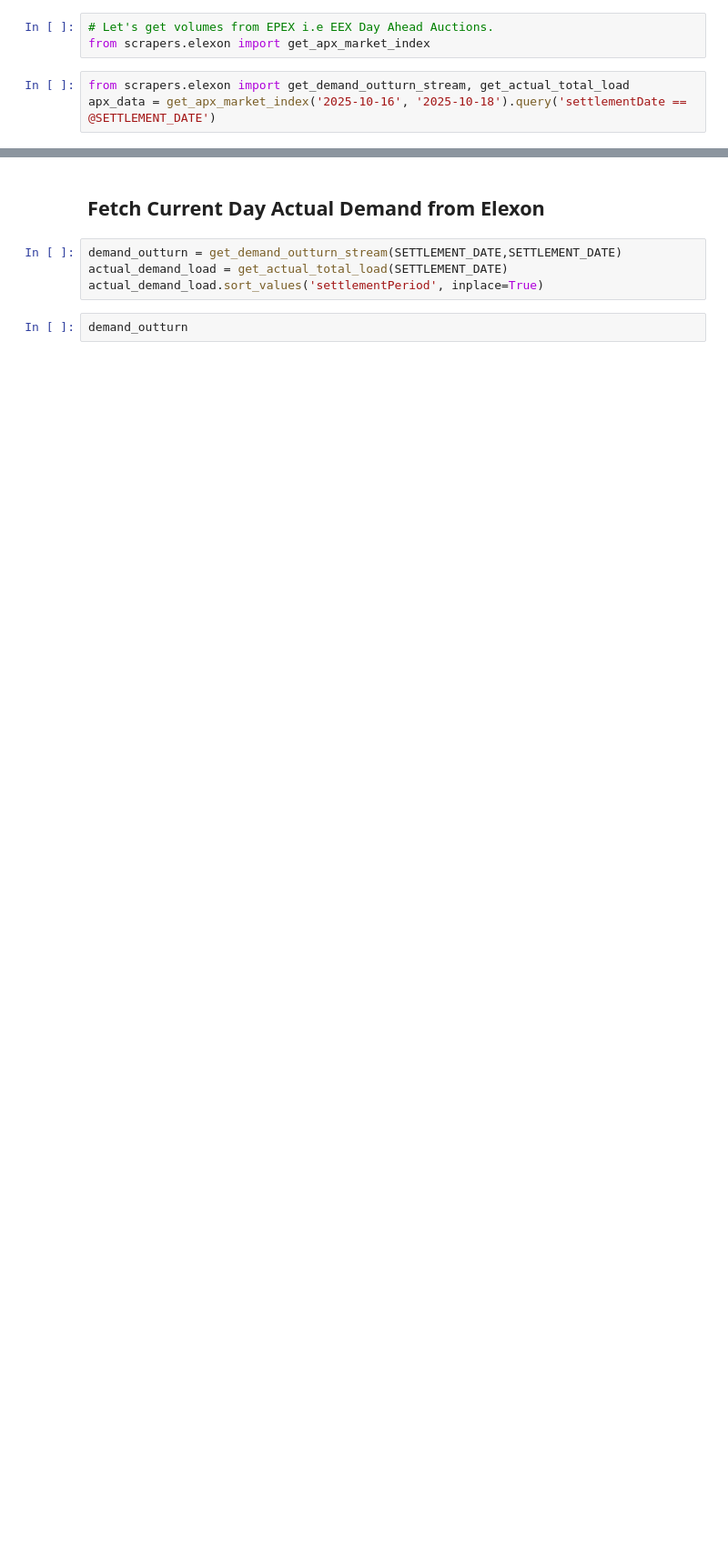
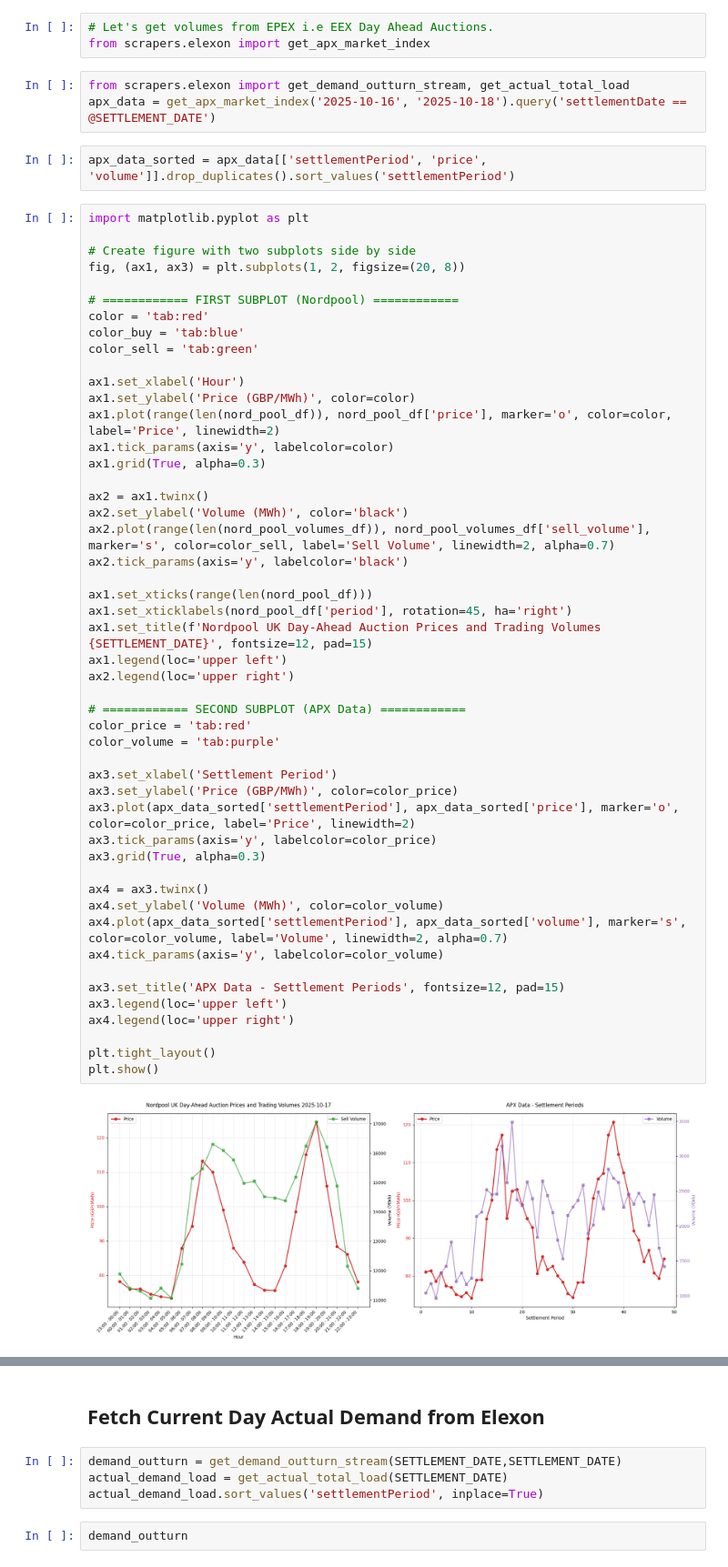
Before and after one commit to watsonam/watsonam.github.io, a Jupyter notebook: power_research/demand_data.ipynb, the cells around one changed output, grey strips where cells are left out. Shown at 91% size. Saved outputs shown, nothing was run; the diff lists cells and outputs as text; blank space fills up the shorter version.

Commit message:
Add APX data

```diff
--- a/power_research/demand_data.ipynb
+++ b/power_research/demand_data.ipynb
@@ -179,3 +195,56 @@ from scrapers.elexon import get_apx_market_index
 # %%
 from scrapers.elexon import get_demand_outturn_stream, get_actual_total_load
 apx_data = get_apx_market_index('2025-10-16', '2025-10-18').query('settlementDate == @SETTLEMENT_DATE')
+# %%
+apx_data_sorted = apx_data[['settlementPeriod', 'price', 'volume']].drop_duplicates().sort_values('settlementPeriod')
+# %%
+import matplotlib.pyplot as plt
+
+# Create figure with two subplots side by side
+fig, (ax1, ax3) = plt.subplots(1, 2, figsize=(20, 8))
+
+# ============ FIRST SUBPLOT (Nordpool) ============
+color = 'tab:red'
+color_buy = 'tab:blue'
+color_sell = 'tab:green'
+
+ax1.set_xlabel('Hour')
+ax1.set_ylabel('Price (GBP/MWh)', color=color)
+ax1.plot(range(len(nord_pool_df)), nord_pool_df['price'], marker='o', color=color, label='Price', linewidth=2)
+ax1.tick_params(axis='y', labelcolor=color)
+ax1.grid(True, alpha=0.3)
+
+ax2 = ax1.twinx()
+ax2.set_ylabel('Volume (MWh)', color='black')
+ax2.plot(range(len(nord_pool_volumes_df)), nord_pool_volumes_df['sell_volume'], marker='s', color=color_sell, label='Sell Volume', linewidth=2, alpha=0.7)
+ax2.tick_params(axis='y', labelcolor='black')
+
+ax1.set_xticks(range(len(nord_pool_df)))
+ax1.set_xticklabels(nord_pool_df['period'], rotation=45, ha='right')
+ax1.set_title(f'Nordpool UK Day-Ahead Auction Prices and Trading Volumes {SETTLEMENT_DATE}', fontsize=12, pad=15)
+ax1.legend(loc='upper left')
+ax2.legend(loc='upper right')
+
+# ============ SECOND SUBPLOT (APX Data) ============
+color_price = 'tab:red'
+color_volume = 'tab:purple'
+
+ax3.set_xlabel('Settlement Period')
+ax3.set_ylabel('Price (GBP/MWh)', color=color_price)
+ax3.plot(apx_data_sorted['settlementPeriod'], apx_data_sorted['price'], marker='o', color=color_price, label='Price', linewidth=2)
+ax3.tick_params(axis='y', labelcolor=color_price)
+ax3.grid(True, alpha=0.3)
+
+ax4 = ax3.twinx()
+ax4.set_ylabel('Volume (MWh)', color=color_volume)
+ax4.plot(apx_data_sorted['settlementPeriod'], apx_data_sorted['volume'], marker='s', color=color_volume, label='Volume', linewidth=2, alpha=0.7)
+ax4.tick_params(axis='y', labelcolor=color_volume)
+
+ax3.set_title('APX Data - Settlement Periods', fontsize=12, pad=15)
+ax3.legend(loc='upper left')
+ax4.legend(loc='upper right')
+
+plt.tight_layout()
+plt.show()
+# %% [output]
+[figure, added]
```
Also changed, not shown: parts of 7 cells of this notebook, 2 other files.
